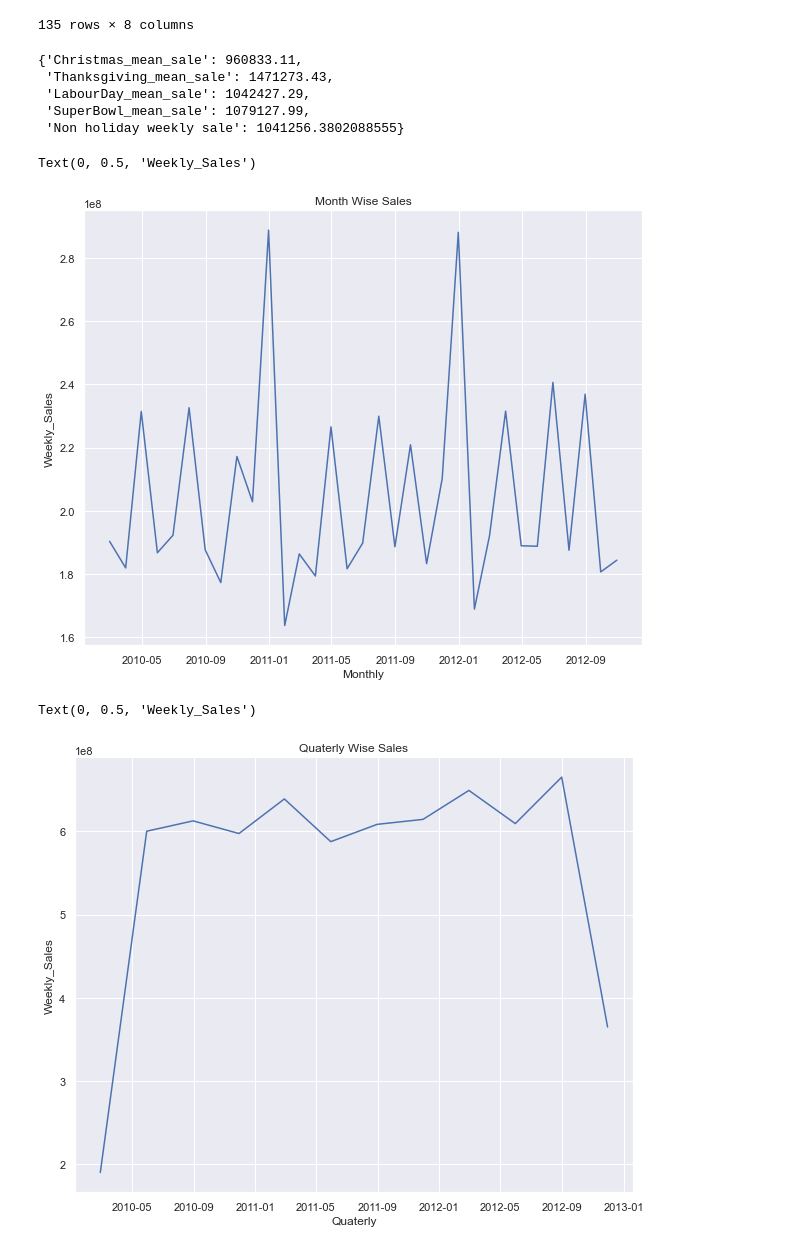
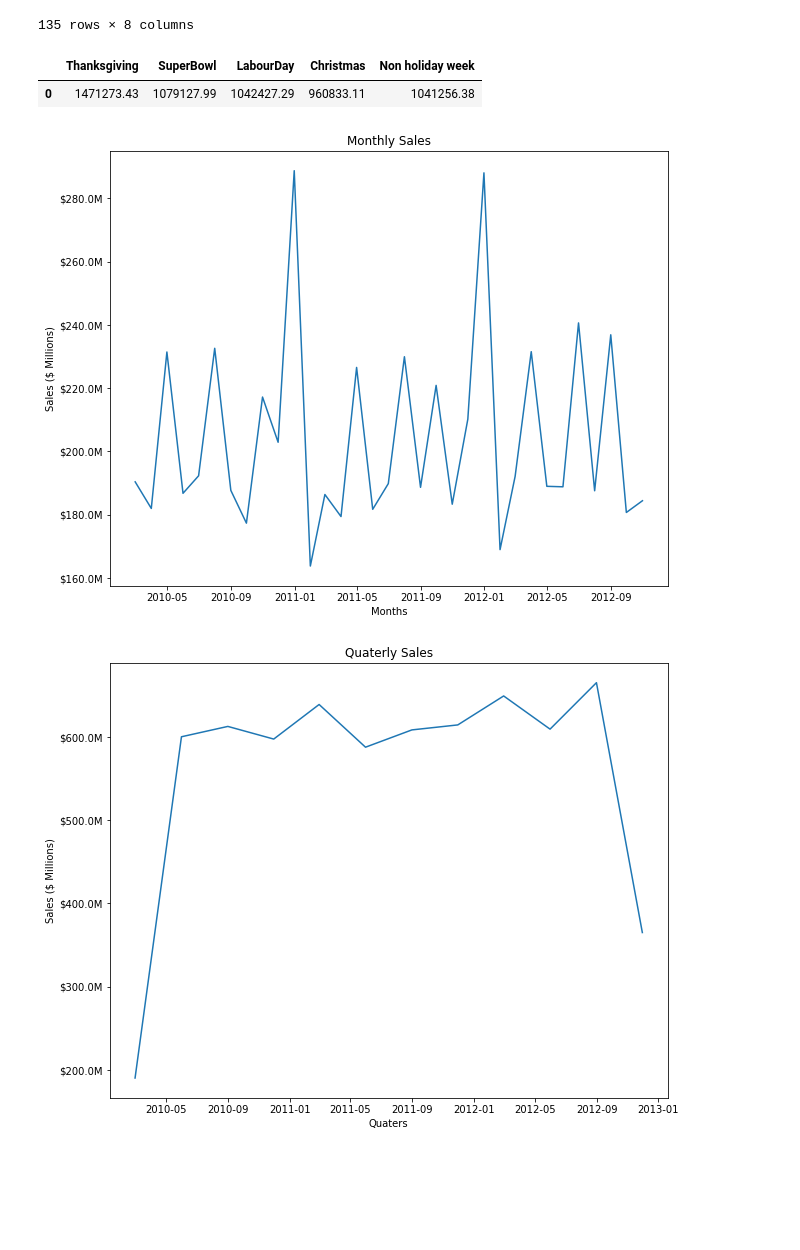
Before and after one commit to nehawakade/DataMiningApplications, a Jupyter notebook: Week1Assignment/Assignment_1_Walmart_Store_sales.ipynb, the cells around one changed output. Saved outputs shown, nothing was run; the diff lists cells and outputs as text; code cells hidden in the pictures; blank space fills up the shorter version.

Commit message:
assignment1 completed

```diff
--- a/Week1Assignment/Assignment_1_Walmart_Store_sales.ipynb
+++ b/Week1Assignment/Assignment_1_Walmart_Store_sales.ipynb
@@ -1,13 +1,11 @@
 # %%
 import pandas as pd
-import seaborn as sns
 import matplotlib.pyplot as plt
 from datetime import date
 %matplotlib inline
-sns.set(color_codes=True)
 # %%
 #Read file
-df = pd.read_csv('/Users/sumit/Data mining applicarions/Week 1 Assignment/Walmart_Store_sales.csv')
+df = pd.read_csv('/Users/sumit/Documents/DataMiningApplications/Week1Assignment/Walmart_Store_sales.csv')
 df
 # %% [output]
 |  | Store | Date | Weekly_Sales | Holiday_Flag | Temperature | Fuel_Price | CPI | Unemployment |
@@ -219,8 +228,0 @@ dict_of_mean_sales = {'Christmas_mean_sale' : round(Christmas_mean_sale['Weekly_
-# %%
-dict_of_mean_sales
-# %% [output]
-{'Christmas_mean_sale': 960833.11,
- 'Thanksgiving_mean_sale': 1471273.43,
- 'LabourDay_mean_sale': 1042427.29,
- 'SuperBowl_mean_sale': 1079127.99,
- 'Non holiday weekly sale': 1041256.3802088555}
@@ -227,32 +236,46 @@ dict_of_mean_sales
+# %%
+pd.DataFrame.from_dict(dict_of_mean_sales)
+# %% [output]
+|  | Thanksgiving | SuperBowl | LabourDay | Christmas | Non holiday week |
+| 0 | 1471273.43 | 1079127.99 | 1042427.29 | 960833.11 | 1041256.38 |
 # %%
 #Lowest sale - Christmas
 #Highest sale- Thanksgiving
 # %%
 #Monthly sales
+from matplotlib.ticker import FuncFormatter
+
+def millions(x, pos):
+    'The two args are the value and tick position'
+    return '$%1.1fM' % (x * 1e-6)
+formatter = FuncFormatter(millions)
+
 monthly = df.groupby(pd.Grouper(key='Date', freq='1M')).sum()
 # groupby each 1 month
 monthly=monthly.reset_index()
 fig, ax = plt.subplots(figsize=(10,8))
+ax.yaxis.set_major_formatter(formatter)
 X = monthly['Date']
 Y = monthly['Weekly_Sales']
+plt.title('Monthly Sales')
+plt.xlabel('Months')
+plt.ylabel('Sales ($ Millions)')
 plt.plot(X,Y)
-plt.title('Month Wise Sales')
-plt.xlabel('Monthly')
-plt.ylabel('Weekly_Sales')
+plt.savefig('MWS.png')
 # %% [output]
-Text(0, 0.5, 'Weekly_Sales')
-[figure, old version]
+[figure, new version]
 # %%
 #Quaterly Sales
 Quaterly = df.groupby(pd.Grouper(key='Date', freq='3M')).sum()
 Quaterly = Quaterly.reset_index()
 fig, ax = plt.subplots(figsize=(10,8))
+ax.yaxis.set_major_formatter(formatter)
 X = Quaterly['Date']
 Y = Quaterly['Weekly_Sales']
+plt.title('Quaterly Sales')
+plt.xlabel('Quaters')
+plt.ylabel('Sales ($ Millions)')
 plt.plot(X,Y)
-plt.title('Quaterly Wise Sales')
-plt.xlabel('Quaterly')
-plt.ylabel('Weekly_Sales')
+plt.savefig('QWS.png')
 # %% [output]
-Text(0, 0.5, 'Weekly_Sales')
-[figure, old version]
+[figure, new version]
```
Also changed, not shown: parts of 9 cells of this notebook, 4 other files.
